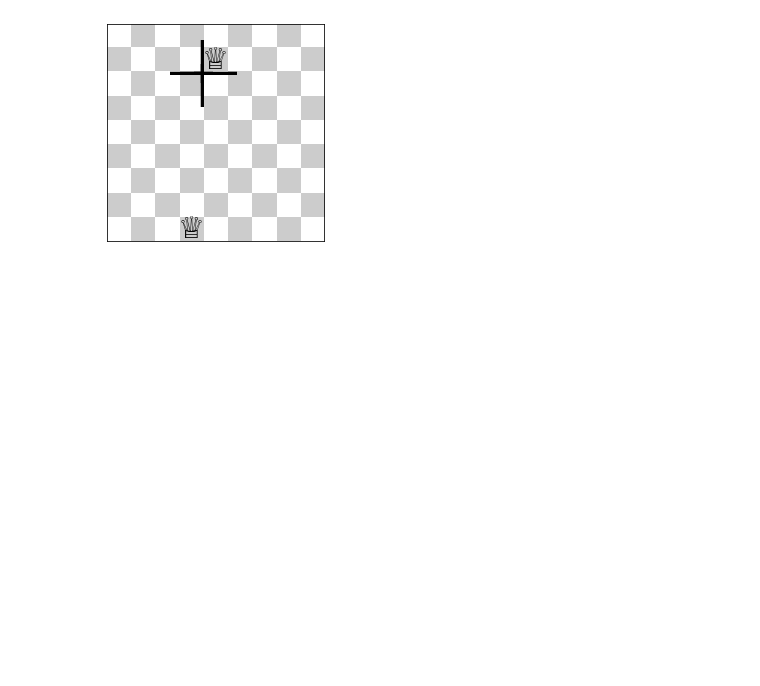
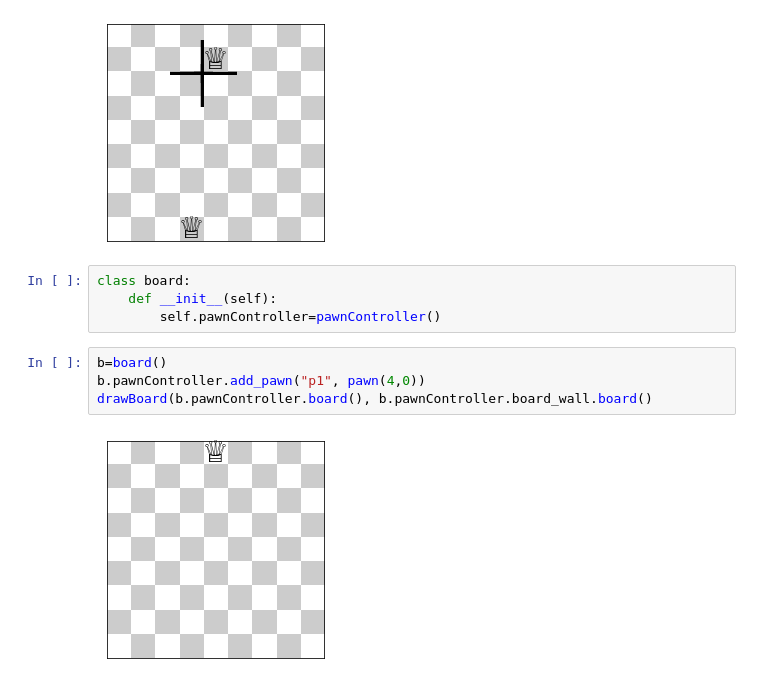
Before and after one commit to sadaakisz/Quoridor_Overthimker, a Jupyter notebook: Overthinker_Notebook.ipynb, the cells around one changed output. Saved outputs shown, nothing was run; the diff lists cells and outputs as text; blank space fills up the shorter version.

Commit message:
Added test board class.
Might be removed later.

```diff
--- a/Overthinker_Notebook.ipynb
+++ b/Overthinker_Notebook.ipynb
@@ -264,3 +264,13 @@ g1=game()
 g1.run()
 # %% [output]
 [figure]
+# %%
+class board:
+    def __init__(self):
+        self.pawnController=pawnController()
+# %%
+b=board()
+b.pawnController.add_pawn("p1", pawn(4,0))
+drawBoard(b.pawnController.board(), b.pawnController.board_wall.board()
+# %% [output]
+[figure, added]
```
